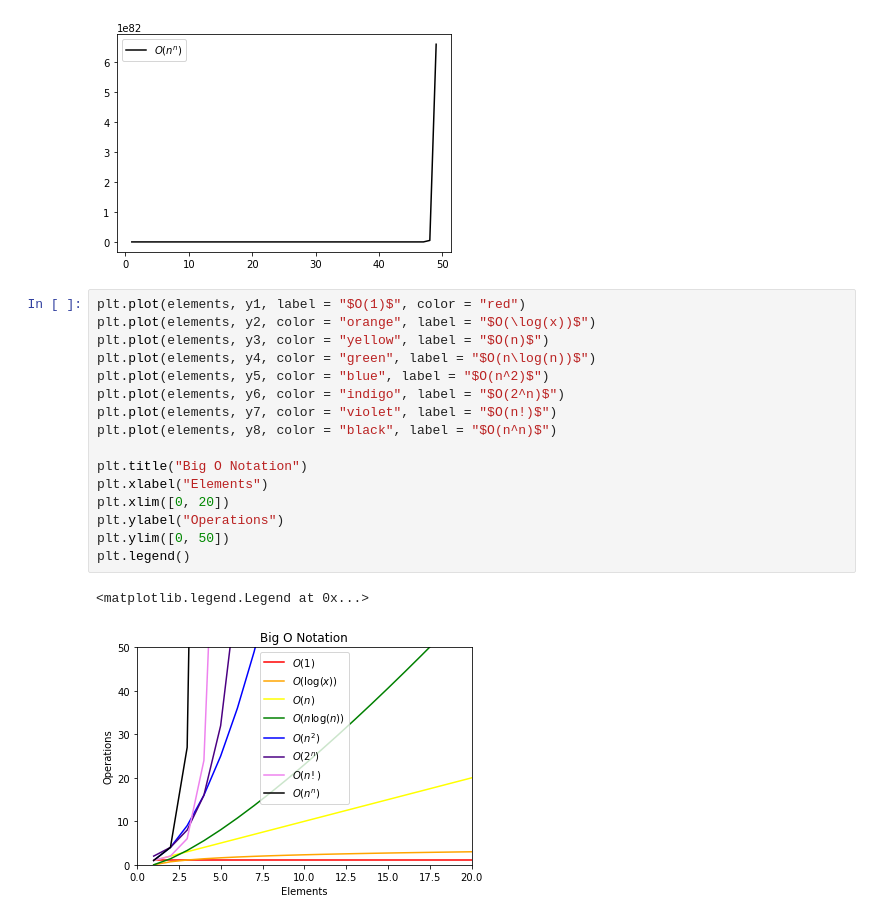
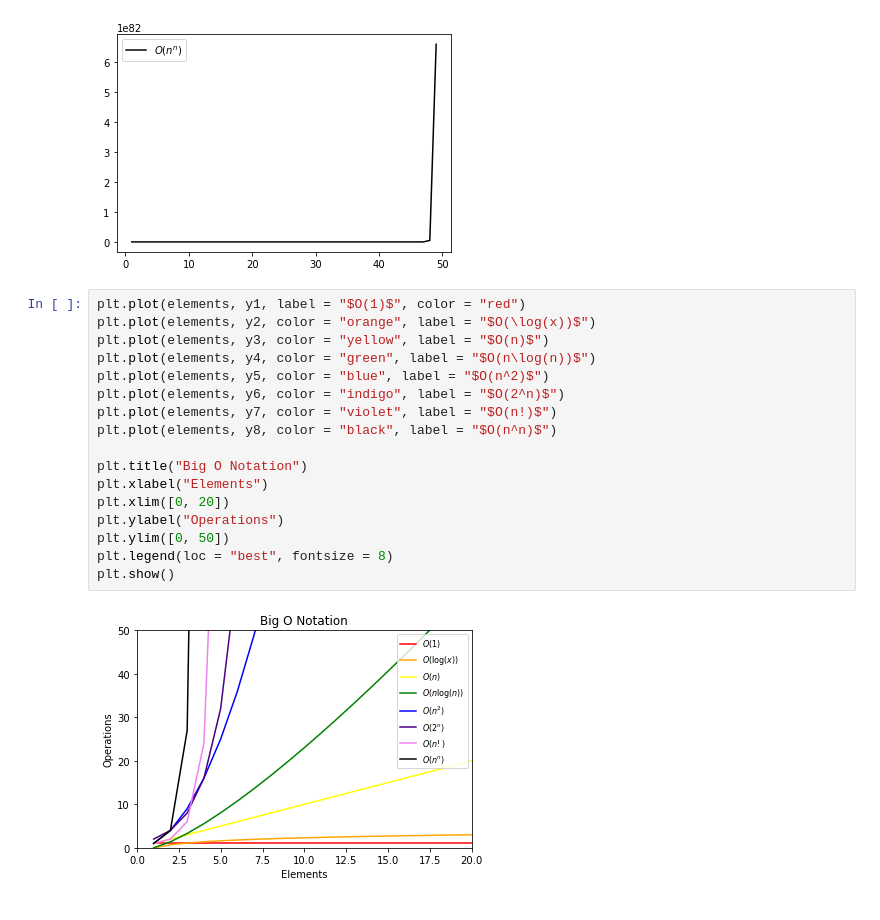
Before and after one commit to david-ryan-alviola/numpy-pandas-visualization-exercises, a Jupyter notebook: big_o_notation.ipynb, the cells around one changed output. Cells and saved outputs as stored; diff of their text form.

```diff
--- a/big_o_notation.ipynb
+++ b/big_o_notation.ipynb
@@ -91,19 +91,19 @@ plt.legend()
 # %%
 plt.plot(elements, y1, label = "$O(1)$", color = "red")
 plt.plot(elements, y2, color = "orange", label = "$O(\log(x))$")
 plt.plot(elements, y3, color = "yellow", label = "$O(n)$")
 plt.plot(elements, y4, color = "green", label = "$O(n\log(n))$")
 plt.plot(elements, y5, color = "blue", label = "$O(n^2)$")
 plt.plot(elements, y6, color = "indigo", label = "$O(2^n)$")
 plt.plot(elements, y7, color = "violet", label = "$O(n!)$")
 plt.plot(elements, y8, color = "black", label = "$O(n^n)$")
 
 plt.title("Big O Notation")
 plt.xlabel("Elements")
 plt.xlim([0, 20])
 plt.ylabel("Operations")
 plt.ylim([0, 50])
-plt.legend()
+plt.legend(loc = "best", fontsize = 8)
+plt.show()
 # %% [output]
-<matplotlib.legend.Legend at 0x...>
-[figure, old version]
+[figure, new version]
```
Also changed, not shown: 1 other file.
